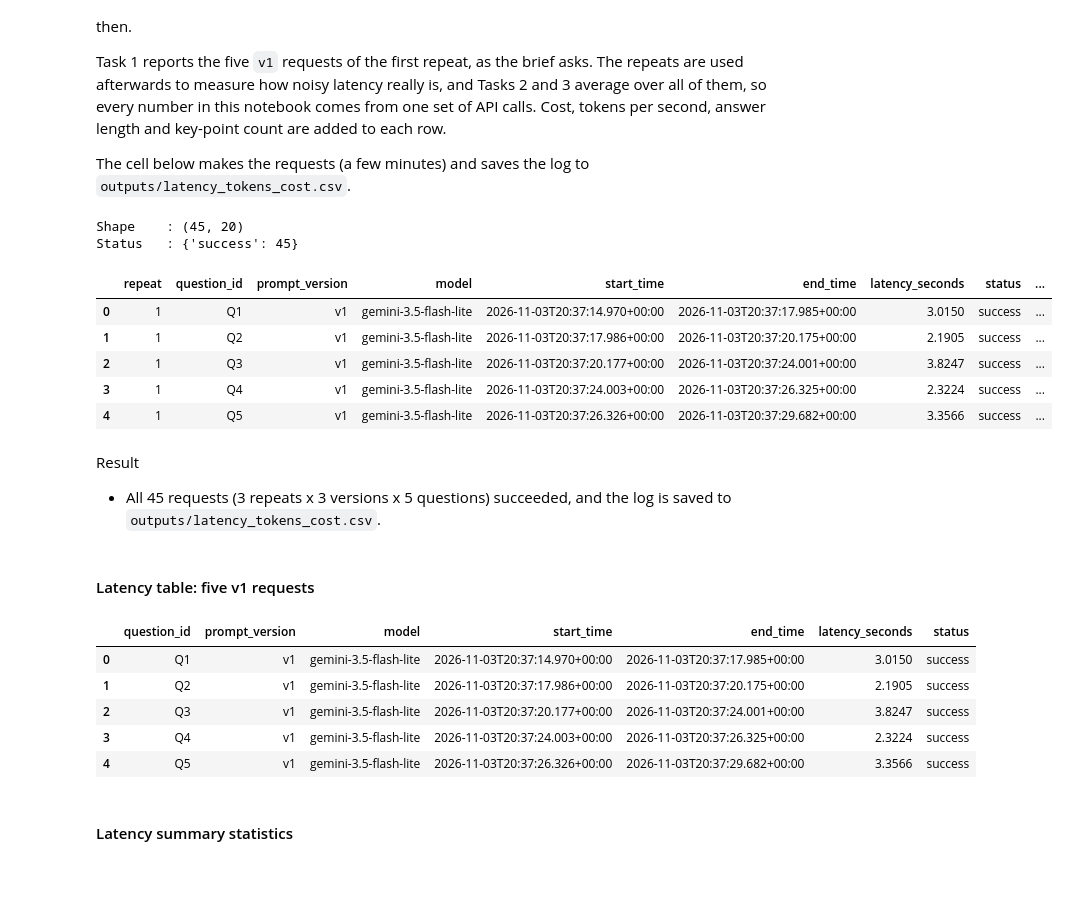
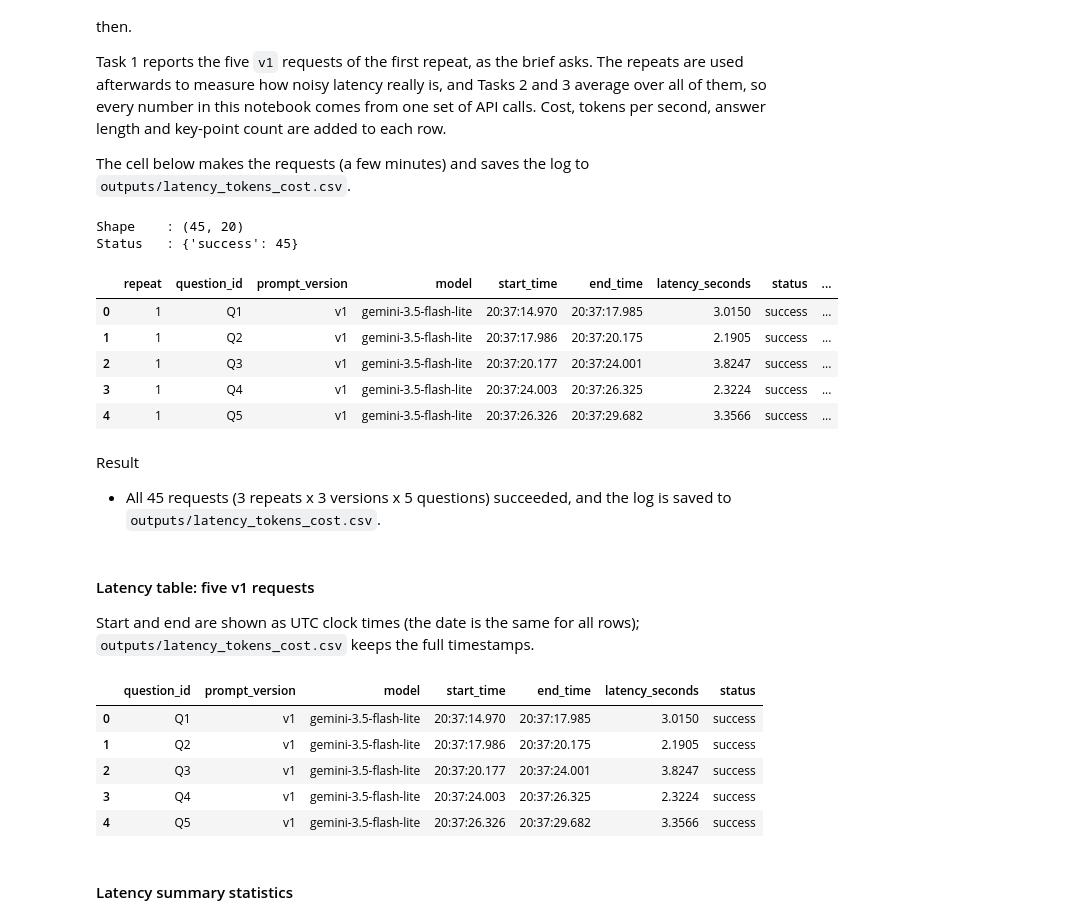
Before and after one commit to rising-entropy/MLOps-Assignment-2, a Jupyter notebook: assignment.ipynb, the cells around one changed output. Drawn from its saved outputs; the diff is of its cells as text; code cells hidden in the pictures; blank space fills up the shorter version.

Commit message:
Show start and end times as UTC clock times in the latency tables
Co-Authored-By: Claude Sonnet 5.5 <noreply@anthropic.com>

```diff
--- a/assignment.ipynb
+++ b/assignment.ipynb
@@ -253,57 +253,67 @@ def collect_calls():
         for version, p in PROMPTS.items():
             for qid, question in QUESTIONS.items():
                 r = call_llm(render(p["template"], question))
                 ic, oc = input_cost(r["input_tokens"]), output_cost(r["output_tokens"])
                 rows.append(dict(repeat=rep, question_id=qid, prompt_version=version, model=MODEL,
                                  start_time=r["start_time"], end_time=r["end_time"],
                                  latency_seconds=round(r["latency_seconds"], 4), status=r["status"],
                                  input_tokens=r["input_tokens"], output_tokens=r["output_tokens"],
                                  total_tokens=r["total_tokens"], input_cost=ic, output_cost=oc,
                                  total_cost=ic + oc,
                                  tokens_per_second=r["output_tokens"] / r["latency_seconds"],
                                  answer_words=len(r["response_text"].split()),
                                  key_points=key_point_count(r["response_text"]),
                                  valid_json=is_valid_json(r["response_text"]),
                                  response_text=r["response_text"], error=r["error"]))
                 print(f"rep{rep} {version} {qid}: {r['status']:7s} {r['latency_seconds']:.2f}s "
                       f"in={r['input_tokens']} out={r['output_tokens']}")
     df = pd.DataFrame(rows)
     df.to_csv(CALLS_CSV, index=False)
     return df
 
 
 df = collect_calls()
 
 print("Shape    :", df.shape)
 print("Status   :", df["status"].value_counts().to_dict())
-df.drop(columns=["response_text", "error"]).head()
+def clock(series):
+    # UTC clock time for display, e.g. 20:37:14.970; the CSV keeps the full timestamps
+    return pd.to_datetime(series).dt.strftime("%H:%M:%S.%f").str[:-3]
+
+
+df.drop(columns=["response_text", "error"]).head().assign(start_time=lambda d: clock(d["start_time"]),
+                                                          end_time=lambda d: clock(d["end_time"]))
 # %% [output]
 Shape    : (45, 20)
 Status   : {'success': 45}
 |  | repeat | question_id | prompt_version | model | start_time | end_time | latency_seconds | status | ... |
-| 0 | 1 | Q1 | v1 | gemini-3.5-flash-lite | 2026-11-03T20:37:14.970+00:00 | 2026-11-03T20:37:17.985+00:00 | 3.0150 | success | ... |
-| 1 | 1 | Q2 | v1 | gemini-3.5-flash-lite | 2026-11-03T20:37:17.986+00:00 | 2026-11-03T20:37:20.175+00:00 | 2.1905 | success | ... |
-| 2 | 1 | Q3 | v1 | gemini-3.5-flash-lite | 2026-11-03T20:37:20.177+00:00 | 2026-11-03T20:37:24.001+00:00 | 3.8247 | success | ... |
-| 3 | 1 | Q4 | v1 | gemini-3.5-flash-lite | 2026-11-03T20:37:24.003+00:00 | 2026-11-03T20:37:26.325+00:00 | 2.3224 | success | ... |
-| 4 | 1 | Q5 | v1 | gemini-3.5-flash-lite | 2026-11-03T20:37:26.326+00:00 | 2026-11-03T20:37:29.682+00:00 | 3.3566 | success | ... |
+| 0 | 1 | Q1 | v1 | gemini-3.5-flash-lite | 20:37:14.970 | 20:37:17.985 | 3.0150 | success | ... |
+| 1 | 1 | Q2 | v1 | gemini-3.5-flash-lite | 20:37:17.986 | 20:37:20.175 | 2.1905 | success | ... |
+| 2 | 1 | Q3 | v1 | gemini-3.5-flash-lite | 20:37:20.177 | 20:37:24.001 | 3.8247 | success | ... |
+| 3 | 1 | Q4 | v1 | gemini-3.5-flash-lite | 20:37:24.003 | 20:37:26.325 | 2.3224 | success | ... |
+| 4 | 1 | Q5 | v1 | gemini-3.5-flash-lite | 20:37:26.326 | 20:37:29.682 | 3.3566 | success | ... |
 # %% [markdown]
 Result
 
 * All 45 requests (3 repeats x 3 versions x 5 questions) succeeded, and the log is saved to `outputs/latency_tokens_cost.csv`.
 # %% [markdown]
 #### Latency table: five v1 requests
+
+Start and end are shown as UTC clock times (the date is the same for all rows); `outputs/latency_tokens_cost.csv` keeps the full timestamps.
 # %%
 v1 = df[(df["prompt_version"] == "v1") & (df["repeat"] == 1)]
 latency_table = v1[["question_id", "prompt_version", "model", "start_time", "end_time",
                     "latency_seconds", "status"]].reset_index(drop=True)
+latency_table = latency_table.assign(start_time=clock(latency_table["start_time"]),
+                                     end_time=clock(latency_table["end_time"]))
 latency_table
 # %% [output]
 |  | question_id | prompt_version | model | start_time | end_time | latency_seconds | status |
-| 0 | Q1 | v1 | gemini-3.5-flash-lite | 2026-11-03T20:37:14.970+00:00 | 2026-11-03T20:37:17.985+00:00 | 3.0150 | success |
-| 1 | Q2 | v1 | gemini-3.5-flash-lite | 2026-11-03T20:37:17.986+00:00 | 2026-11-03T20:37:20.175+00:00 | 2.1905 | success |
-| 2 | Q3 | v1 | gemini-3.5-flash-lite | 2026-11-03T20:37:20.177+00:00 | 2026-11-03T20:37:24.001+00:00 | 3.8247 | success |
-| 3 | Q4 | v1 | gemini-3.5-flash-lite | 2026-11-03T20:37:24.003+00:00 | 2026-11-03T20:37:26.325+00:00 | 2.3224 | success |
-| 4 | Q5 | v1 | gemini-3.5-flash-lite | 2026-11-03T20:37:26.326+00:00 | 2026-11-03T20:37:29.682+00:00 | 3.3566 | success |
+| 0 | Q1 | v1 | gemini-3.5-flash-lite | 20:37:14.970 | 20:37:17.985 | 3.0150 | success |
+| 1 | Q2 | v1 | gemini-3.5-flash-lite | 20:37:17.986 | 20:37:20.175 | 2.1905 | success |
+| 2 | Q3 | v1 | gemini-3.5-flash-lite | 20:37:20.177 | 20:37:24.001 | 3.8247 | success |
+| 3 | Q4 | v1 | gemini-3.5-flash-lite | 20:37:24.003 | 20:37:26.325 | 2.3224 | success |
+| 4 | Q5 | v1 | gemini-3.5-flash-lite | 20:37:26.326 | 20:37:29.682 | 3.3566 | success |
 # %% [markdown]
 #### Latency summary statistics
 # %%
```
Also changed, not shown: 1 other file.
